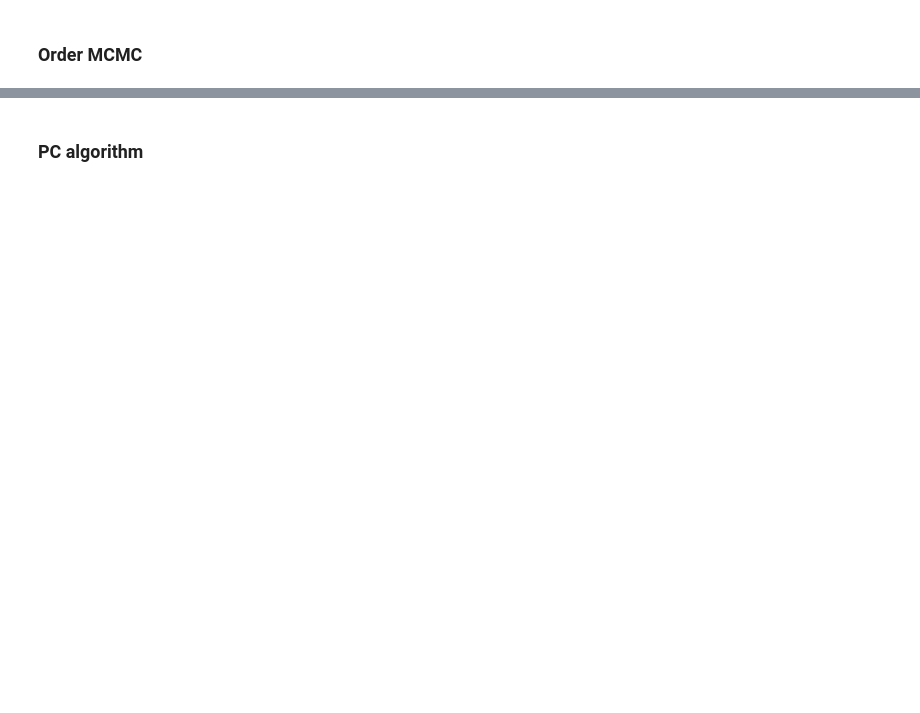
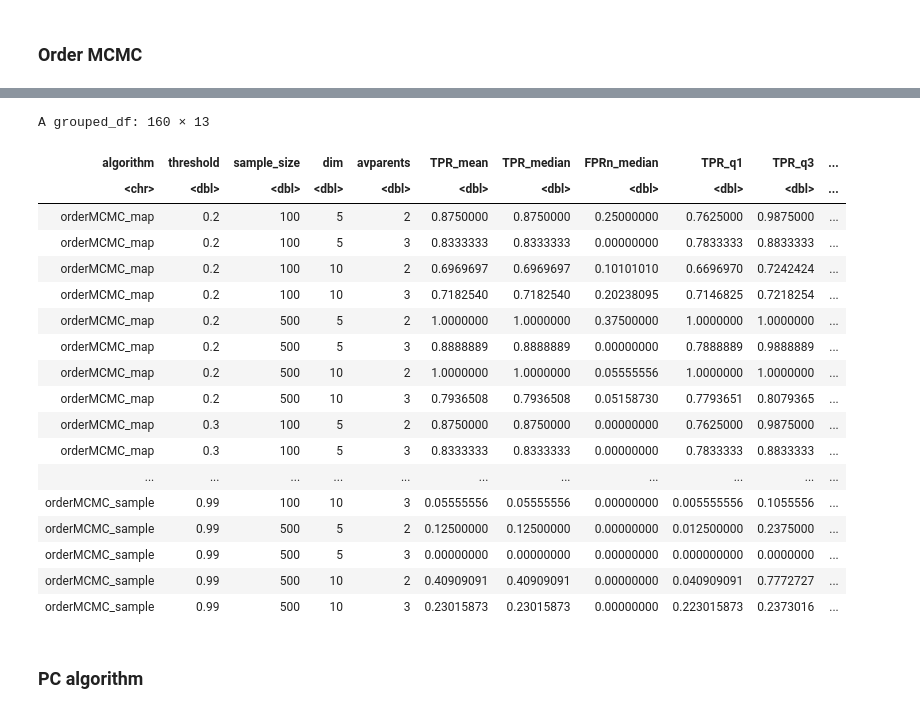
Before and after one commit to felixleopoldo/benchpress, a Jupyter notebook: benchmark/plot.ipynb, the cells around one changed output, grey strips where cells are left out. Cells and saved outputs as stored; diff of their text form; code cells hidden in the pictures; blank space fills up the shorter version.

```diff
--- a/benchmark/plot.ipynb
+++ b/benchmark/plot.ipynb
@@ -26,9 +9,12 @@ The following object is masked from ‘package:BiocGenerics’:
 # %%
 directory <- "simresults"
 # %%
-dims <- c(80)
-sample_sizes <- c(80, 160, 240, 400, 480, 640)
-replicates <- c(20)
+#dims <- c(80)
+#sample_sizes <- c(80, 160, 240, 400, 480, 640)
+#replicates <- c(20)
+dims <- c(5, 10)
+sample_sizes <- c(100, 500)
+replicates <- c(2)
 # %% [markdown]
 ### Order MCMC
 # %%
@@ -70,6 +111,28 @@ sumROC_order_mcmc = ROCdf_order_mcmc %>%
                               logscore_mean = mean(logscore),
                               N = n())%>%
                     filter(N %in% replicates)
+# %%
+sumROC_order_mcmc
+# %% [output]
+A grouped_df: 160 × 13
+| algorithm | threshold | sample_size | dim | avparents | TPR_mean | TPR_median | FPRn_median | TPR_q1 | TPR_q3 | ... |
+| <chr> | <dbl> | <dbl> | <dbl> | <dbl> | <dbl> | <dbl> | <dbl> | <dbl> | <dbl> | ... |
+| orderMCMC_map | 0.2 | 100 | 5 | 2 | 0.8750000 | 0.8750000 | 0.25000000 | 0.7625000 | 0.9875000 | ... |
+| orderMCMC_map | 0.2 | 100 | 5 | 3 | 0.8333333 | 0.8333333 | 0.00000000 | 0.7833333 | 0.8833333 | ... |
+| orderMCMC_map | 0.2 | 100 | 10 | 2 | 0.6969697 | 0.6969697 | 0.10101010 | 0.6696970 | 0.7242424 | ... |
+| orderMCMC_map | 0.2 | 100 | 10 | 3 | 0.7182540 | 0.7182540 | 0.20238095 | 0.7146825 | 0.7218254 | ... |
+| orderMCMC_map | 0.2 | 500 | 5 | 2 | 1.0000000 | 1.0000000 | 0.37500000 | 1.0000000 | 1.0000000 | ... |
+| orderMCMC_map | 0.2 | 500 | 5 | 3 | 0.8888889 | 0.8888889 | 0.00000000 | 0.7888889 | 0.9888889 | ... |
+| orderMCMC_map | 0.2 | 500 | 10 | 2 | 1.0000000 | 1.0000000 | 0.05555556 | 1.0000000 | 1.0000000 | ... |
+| orderMCMC_map | 0.2 | 500 | 10 | 3 | 0.7936508 | 0.7936508 | 0.05158730 | 0.7793651 | 0.8079365 | ... |
+| orderMCMC_map | 0.3 | 100 | 5 | 2 | 0.8750000 | 0.8750000 | 0.00000000 | 0.7625000 | 0.9875000 | ... |
+| orderMCMC_map | 0.3 | 100 | 5 | 3 | 0.8333333 | 0.8333333 | 0.00000000 | 0.7833333 | 0.8833333 | ... |
+| ... | ... | ... | ... | ... | ... | ... | ... | ... | ... | ... |
+| orderMCMC_sample | 0.99 | 100 | 10 | 3 | 0.05555556 | 0.05555556 | 0.00000000 | 0.005555556 | 0.1055556 | ... |
+| orderMCMC_sample | 0.99 | 500 | 5 | 2 | 0.12500000 | 0.12500000 | 0.00000000 | 0.012500000 | 0.2375000 | ... |
+| orderMCMC_sample | 0.99 | 500 | 5 | 3 | 0.00000000 | 0.00000000 | 0.00000000 | 0.000000000 | 0.0000000 | ... |
+| orderMCMC_sample | 0.99 | 500 | 10 | 2 | 0.40909091 | 0.40909091 | 0.00000000 | 0.040909091 | 0.7772727 | ... |
+| orderMCMC_sample | 0.99 | 500 | 10 | 3 | 0.23015873 | 0.23015873 | 0.00000000 | 0.223015873 | 0.2373016 | ... |
 # %% [markdown]
 ### PC algorithm
 # %%
```
Also changed, not shown: parts of 22 cells of this notebook, 1 other file.
